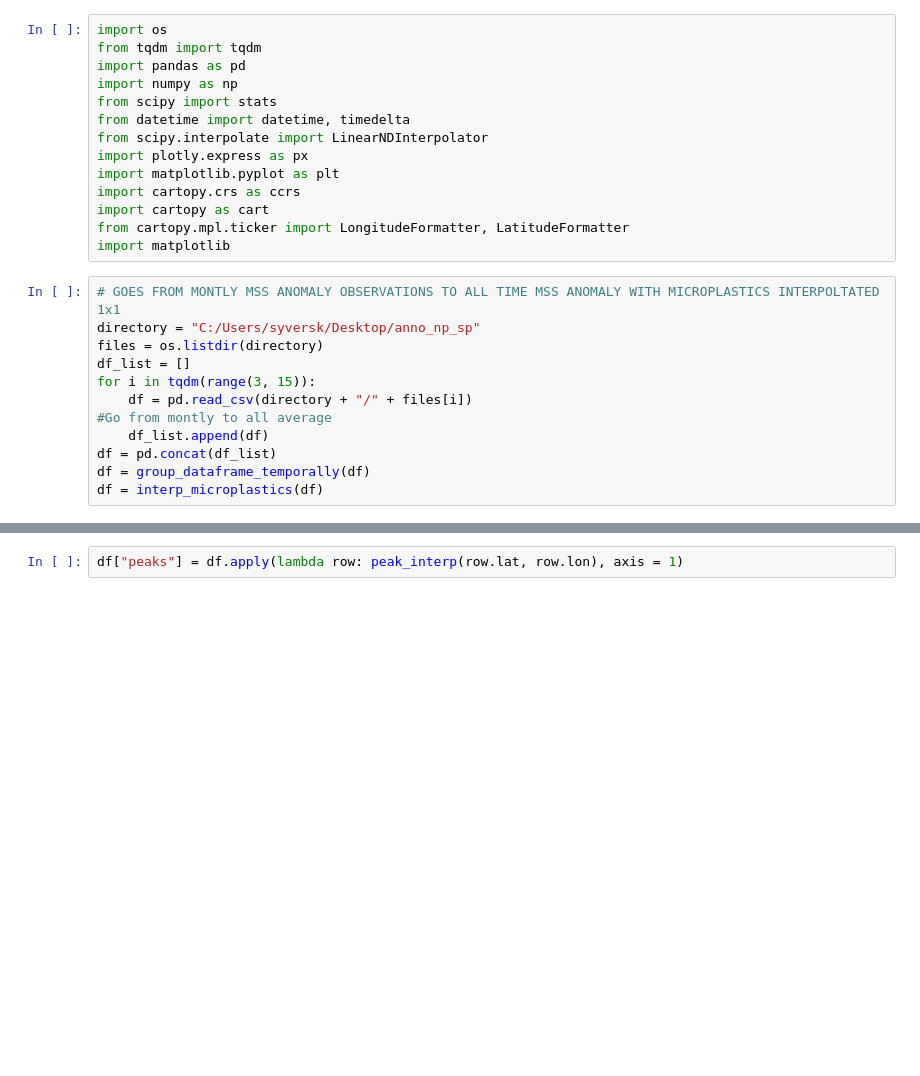
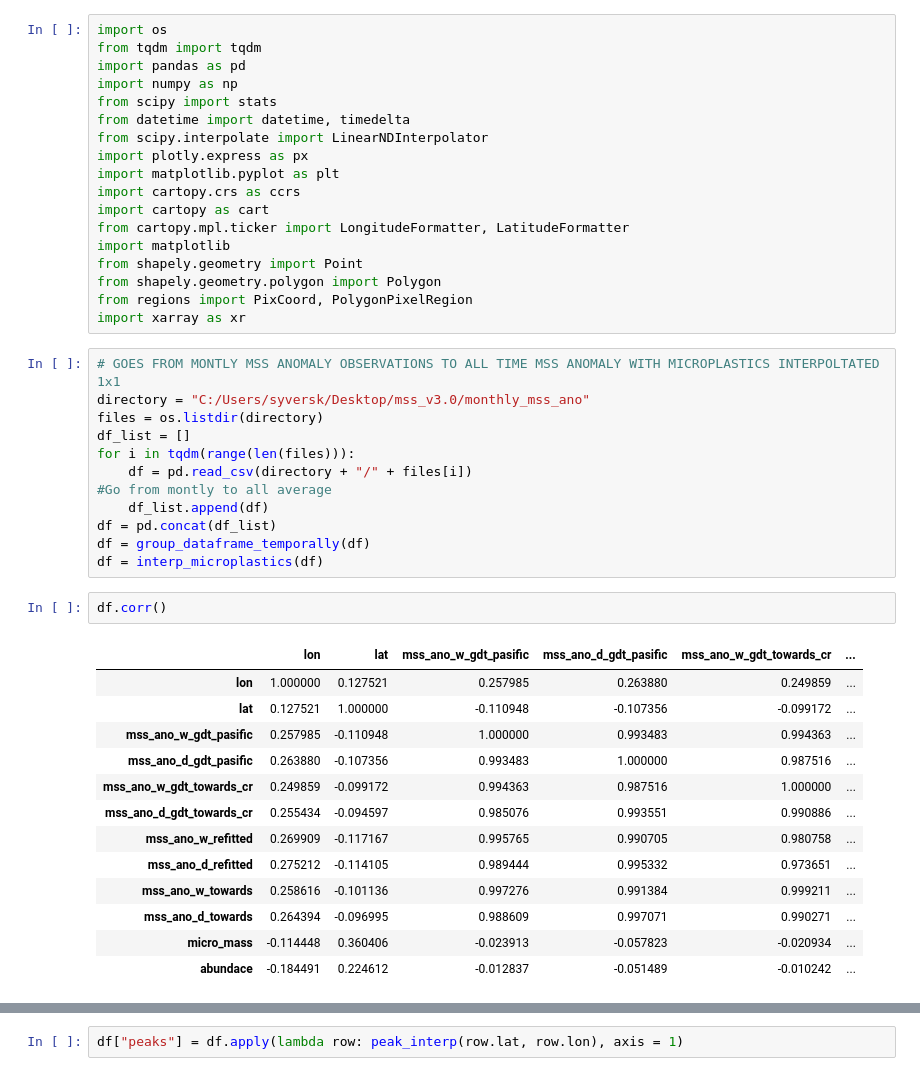
Before and after one commit to Syverkok/Master_Thesis_Syver, a Jupyter notebook: analasis_opplegg.ipynb, the cells around one changed output, grey strips where cells are left out. Saved outputs shown, nothing was run; the diff lists cells and outputs as text; blank space fills up the shorter version.

```diff
--- a/analasis_opplegg.ipynb
+++ b/analasis_opplegg.ipynb
@@ -12,15 +12,35 @@ import cartopy.crs as ccrs
 import cartopy as cart
 from cartopy.mpl.ticker import LongitudeFormatter, LatitudeFormatter
 import matplotlib
+from shapely.geometry import Point
+from shapely.geometry.polygon import Polygon
+from regions import PixCoord, PolygonPixelRegion
+import xarray as xr
 # %%
 # GOES FROM MONTLY MSS ANOMALY OBSERVATIONS TO ALL TIME MSS ANOMALY WITH MICROPLASTICS INTERPOLTATED 1x1
-directory = "C:/Users/syversk/Desktop/anno_np_sp"
+directory = "C:/Users/syversk/Desktop/mss_v3.0/monthly_mss_ano"
 files = os.listdir(directory)
 df_list = []
-for i in tqdm(range(3, 15)):
+for i in tqdm(range(len(files))):
     df = pd.read_csv(directory + "/" + files[i])
 #Go from montly to all average
     df_list.append(df)
 df = pd.concat(df_list)
 df = group_dataframe_temporally(df)
 df = interp_microplastics(df)
+# %%
+df.corr()
+# %% [output]
+|  | lon | lat | mss_ano_w_gdt_pasific | mss_ano_d_gdt_pasific | mss_ano_w_gdt_towards_cr | ... |
+| lon | 1.000000 | 0.127521 | 0.257985 | 0.263880 | 0.249859 | ... |
+| lat | 0.127521 | 1.000000 | -0.110948 | -0.107356 | -0.099172 | ... |
+| mss_ano_w_gdt_pasific | 0.257985 | -0.110948 | 1.000000 | 0.993483 | 0.994363 | ... |
+| mss_ano_d_gdt_pasific | 0.263880 | -0.107356 | 0.993483 | 1.000000 | 0.987516 | ... |
+| mss_ano_w_gdt_towards_cr | 0.249859 | -0.099172 | 0.994363 | 0.987516 | 1.000000 | ... |
+| mss_ano_d_gdt_towards_cr | 0.255434 | -0.094597 | 0.985076 | 0.993551 | 0.990886 | ... |
+| mss_ano_w_refitted | 0.269909 | -0.117167 | 0.995765 | 0.990705 | 0.980758 | ... |
+| mss_ano_d_refitted | 0.275212 | -0.114105 | 0.989444 | 0.995332 | 0.973651 | ... |
+| mss_ano_w_towards | 0.258616 | -0.101136 | 0.997276 | 0.991384 | 0.999211 | ... |
+| mss_ano_d_towards | 0.264394 | -0.096995 | 0.988609 | 0.997071 | 0.990271 | ... |
+| micro_mass | -0.114448 | 0.360406 | -0.023913 | -0.057823 | -0.020934 | ... |
+| abundace | -0.184491 | 0.224612 | -0.012837 | -0.051489 | -0.010242 | ... |
```
Also changed, not shown: parts of 15 cells of this notebook, 9 other files.
